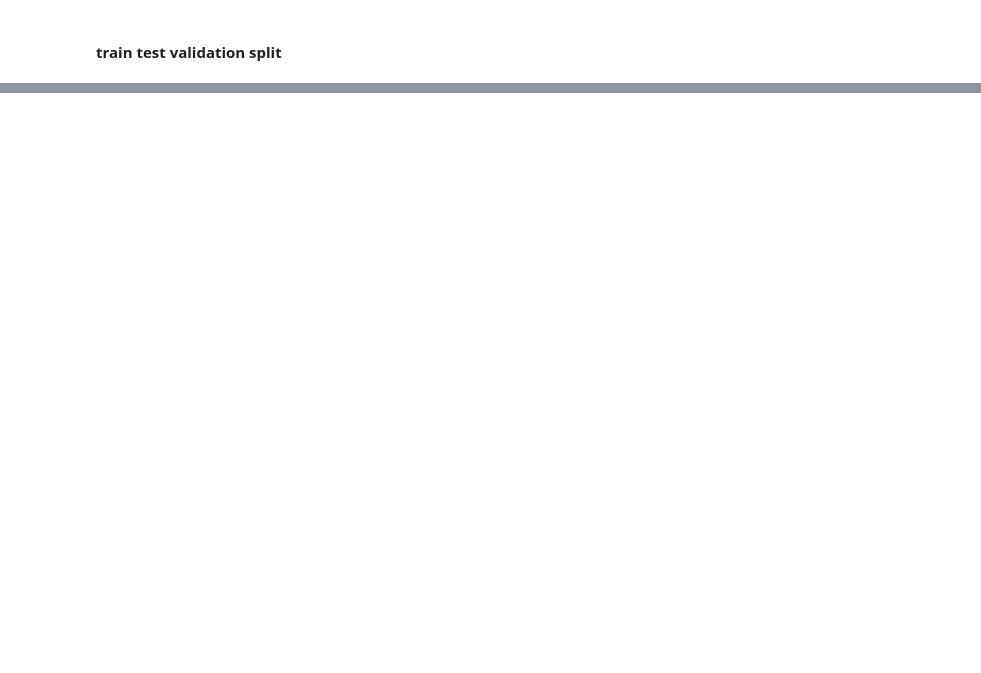
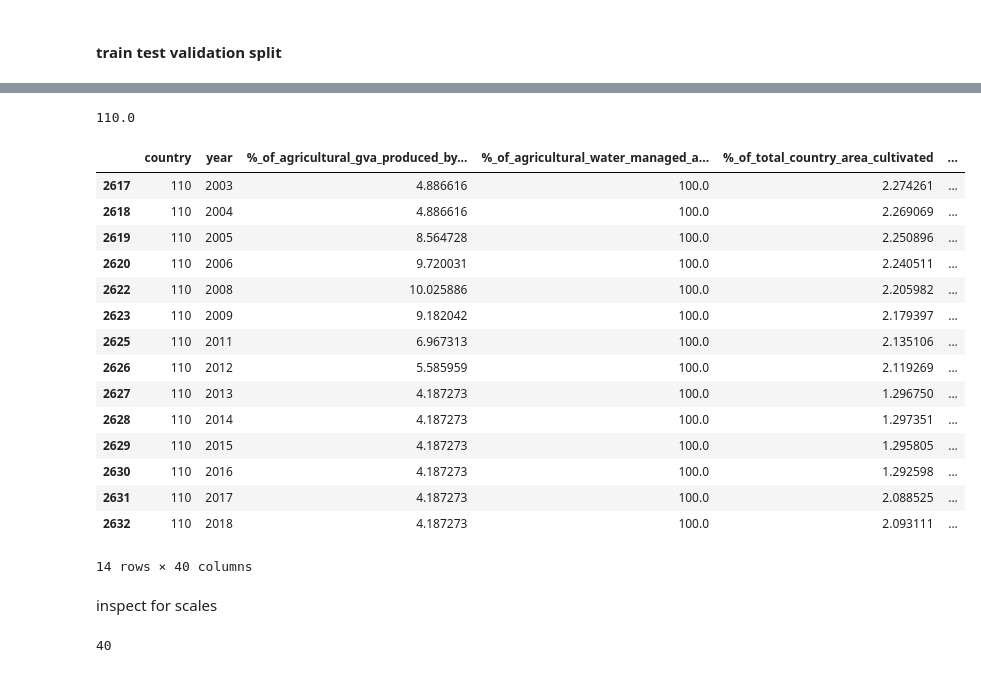
Before and after one commit to giumr06/Final_Project_Water_Management, a Jupyter notebook: convert_table.ipynb, the cells around one changed output, grey strips where cells are left out. Cells and saved outputs as stored; diff of their text form; code cells hidden in the pictures; blank space fills up the shorter version.

```diff
--- a/convert_table.ipynb
+++ b/convert_table.ipynb
@@ -397,0 +451,2 @@ Name: total_dam_capacity, dtype: float64
+# %%
+df_indy = df_indy.drop(columns=["gross_domestic_product", "urban_population_with_access_to_safe_drinking_water"])
@@ -421,0 +729,3 @@ Y_test.shape
+# %%
+le = LabelEncoder()
+X_train['country'] = le.fit_transform(X_train['country'])
@@ -421,0 +780,29 @@ Y_test.shape
+# %%
+class GroupedMedianImputer:
+    def __init__(self, group_col, value_cols):
+        self.group_col = group_col
+        self.value_cols = value_cols
+        self.medians = None
+
+    def fit(self, df):
+        self.medians = df.groupby(self.group_col)[self.value_cols].median()
+        #print(self.medians[0])
+
+    def transform(self, df):
+        if self.medians is None:
+            raise Exception("The imputer has not been fitted yet.")
+
+        def fillna_grouped(x):
+            return x.fillna(self.medians.loc[x.name, col])
+
+        for col in self.value_cols:
+            df[col] = df.groupby(self.group_col)[col].transform(fillna_grouped)
+
+        return df
+
+    def fit_transform(self, df):
+        self.fit(df)
+        return self.transform(df)
+# %%
+gmi = GroupedMedianImputer(group_col='country', value_cols=X_train.drop(columns=["country","year"], axis=1).columns.to_list())
+X_train_imp = gmi.fit_transform(X_train)
@@ -421,0 +827,29 @@ Y_test.shape
+# %%
+country_ids['Norway']
+# %% [output]
+110.0
+# %%
+X_train_imp.query("country == 110.0").sort_values("year")
+# %% [output]
+|  | country | year | %_of_agricultural_gva_produced_by... | %_of_agricultural_water_managed_a... | %_of_total_country_area_cultivated | ... |
+| 2617 | 110 | 2003 | 4.886616 | 100.0 | 2.274261 | ... |
+| 2618 | 110 | 2004 | 4.886616 | 100.0 | 2.269069 | ... |
+| 2619 | 110 | 2005 | 8.564728 | 100.0 | 2.250896 | ... |
+| 2620 | 110 | 2006 | 9.720031 | 100.0 | 2.240511 | ... |
+| 2622 | 110 | 2008 | 10.025886 | 100.0 | 2.205982 | ... |
+| 2623 | 110 | 2009 | 9.182042 | 100.0 | 2.179397 | ... |
+| 2625 | 110 | 2011 | 6.967313 | 100.0 | 2.135106 | ... |
+| 2626 | 110 | 2012 | 5.585959 | 100.0 | 2.119269 | ... |
+| 2627 | 110 | 2013 | 4.187273 | 100.0 | 1.296750 | ... |
+| 2628 | 110 | 2014 | 4.187273 | 100.0 | 1.297351 | ... |
+| 2629 | 110 | 2015 | 4.187273 | 100.0 | 1.295805 | ... |
+| 2630 | 110 | 2016 | 4.187273 | 100.0 | 1.292598 | ... |
+| 2631 | 110 | 2017 | 4.187273 | 100.0 | 2.088525 | ... |
+| 2632 | 110 | 2018 | 4.187273 | 100.0 | 2.093111 | ... |
+14 rows × 40 columns
+# %% [markdown]
+inspect for scales
+# %%
+len(X_train.columns)
+# %% [output]
+40
```
Also changed, not shown: parts of 31 cells of this notebook.
